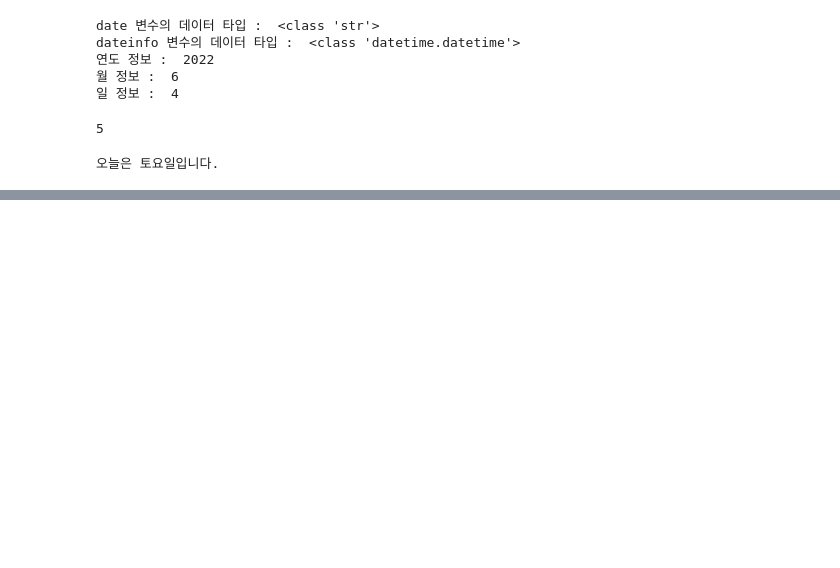
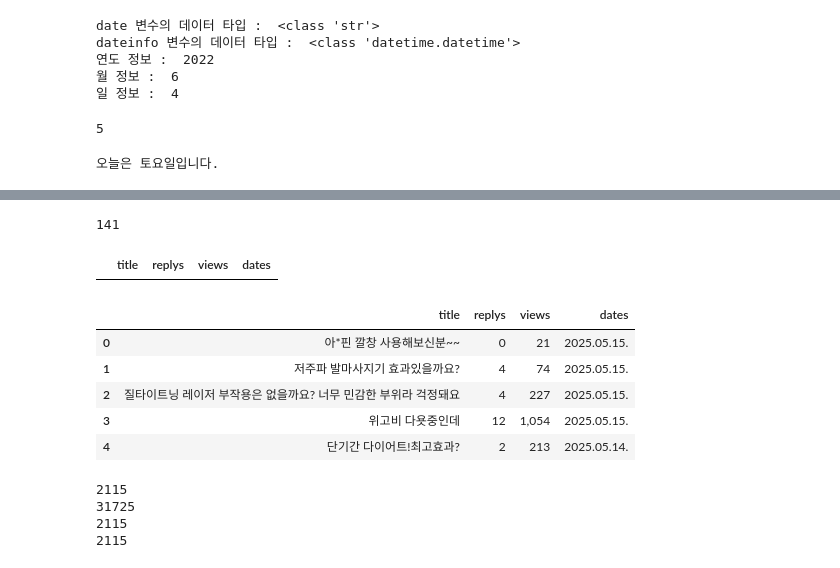
Before and after one commit to semin-pk/DataAnalysisPython, a Jupyter notebook: 2장/chapter02.ipynb, the cells around one changed output, grey strips where cells are left out. Saved outputs shown, nothing was run; the diff lists cells and outputs as text; code cells hidden in the pictures; blank space fills up the shorter version.

```diff
--- a/2장/chapter02.ipynb
+++ b/2장/chapter02.ipynb
@@ -405,0 +683,27 @@ Name: count, dtype: int64
+# %%
+Button1 = '//*[@id="cafe_content"]/div[5]/div[1]/button[1]'
+Button2 = '//*[@id="cafe_content"]/div[5]/div[1]/button[2]'
+Button3 = '//*[@id="cafe_content"]/div[5]/div[1]/button[3]'
+Button4 = '//*[@id="cafe_content"]/div[5]/div[1]/button[4]'
+Button5 = '//*[@id="cafe_content"]/div[5]/div[1]/button[5]'
+Button6 = '//*[@id="cafe_content"]/div[5]/div[1]/button[6]'
+Button7 = '//*[@id="cafe_content"]/div[5]/div[1]/button[7]'
+Button8 = '//*[@id="cafe_content"]/div[5]/div[1]/button[8]'
+Button9 = '//*[@id="cafe_content"]/div[5]/div[1]/button[9]'
+Button10 = '//*[@id="cafe_content"]/div[5]/div[1]/button[10]'
+ButtonNext = '//*[@id="cafe_content"]/div[5]/div[1]/button[11]'
+
+Button11 = '//*[@id="cafe_content"]/div[5]/div[1]/button[2]'
+Button12 = '//*[@id="cafe_content"]/div[5]/div[1]/button[3]'
+Button13 = '//*[@id="cafe_content"]/div[5]/div[1]/button[4]'
+Button14 = '//*[@id="cafe_content"]/div[5]/div[1]/button[5]'
+Button15 = '//*[@id="cafe_content"]/div[5]/div[1]/button[6]'
+Button16 = '//*[@id="cafe_content"]/div[5]/div[1]/button[7]'
+Button17 = '//*[@id="cafe_content"]/div[5]/div[1]/button[8]'
+Button18 = '//*[@id="cafe_content"]/div[5]/div[1]/button[9]'
+Button19 = '//*[@id="cafe_content"]/div[5]/div[1]/button[10]'
+Button20 = '//*[@id="cafe_content"]/div[5]/div[1]/button[11]'
+ButtonNext_1 = '//*[@id="cafe_content"]/div[5]/div[1]/button[12]'
+# %%
+Buttons_round1 = [Button2, Button3, Button4, Button5, Button7, Button8, Button9, Button10, ButtonNext]
+Buttons_round2 = [Button11, Button12, Button13, Button14, Button15, Button16, Button17, Button18, Button19, Button20, ButtonNext_1]
@@ -405,0 +772,30 @@ Name: count, dtype: int64
+# %%
+len(all_titles)
+# %% [output]
+141
+# %%
+import re
+
+all_titles_ = sum(all_titles, [])
+
+all_num_replys_ = sum(all_num_replys, [])
+all_views_ = sum(all_views, [])
+all_dates_ = sum(all_dates, [])
+
+df = pd.DataFrame({"title":all_titles_, "replys": all_num_replys_, "views": all_views_, "dates": all_dates_})
+
+df['replys'] = df["replys"].astype("str")
+
+df['replys'] = df['replys'].apply(lambda x:re.findall("\d+", x)[0])
+df.head()
+# %% [output]
+|  | title | replys | views | dates |
+# %%
+df.head()
+# %% [output]
+|  | title | replys | views | dates |
+| 0 | 아*핀 깔창 사용해보신분~~ | 0 | 21 | 2025.05.15. |
+| 1 | 저주파 발마사지기 효과있을까요? | 4 | 74 | 2025.05.15. |
+| 2 | 질타이트닝 레이저 부작용은 없을까요? 너무 민감한 부위라 걱정돼요 | 4 | 227 | 2025.05.15. |
+| 3 | 위고비 다욧중인데 | 12 | 1,054 | 2025.05.15. |
+| 4 | 단기간 다이어트!최고효과? | 2 | 213 | 2025.05.14. |
@@ -405,0 +805,10 @@ Name: count, dtype: int64
+# %%
+print(len(all_titles_))
+print(len(all_num_replys_))
+print(len(all_views_))
+print(len(all_dates_))
+# %% [output]
+2115
+31725
+2115
+2115
```
Also changed, not shown: parts of 36 cells of this notebook, 1 other file.
